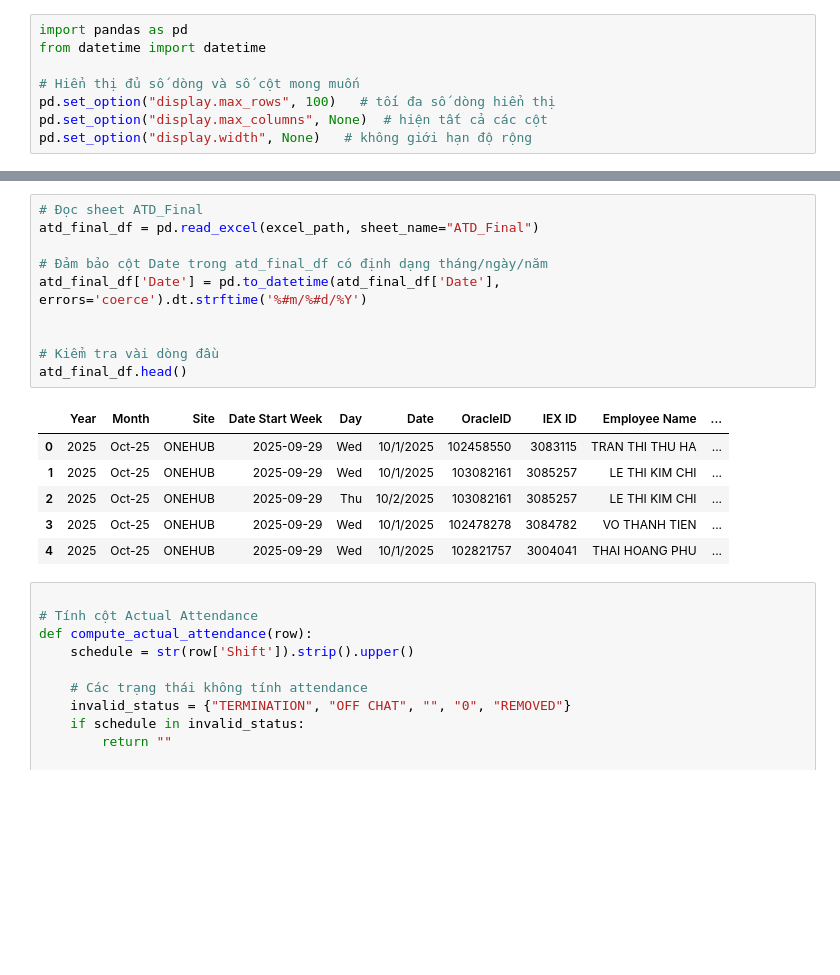
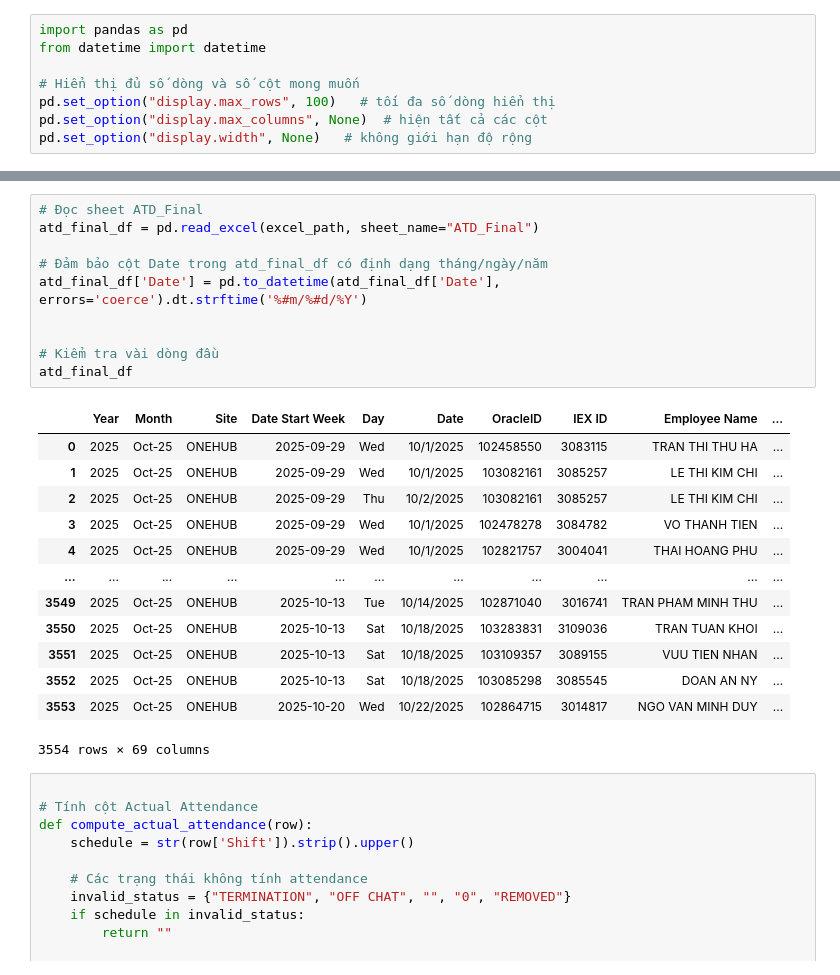
Before and after one commit to hoangvu2002/mismatch-ramco, a Jupyter notebook: mismatch.ipynb, the cells around one changed output, grey strips where cells are left out. Drawn from its saved outputs; the diff is of its cells as text; blank space fills up the shorter version.

```diff
--- a/mismatch.ipynb
+++ b/mismatch.ipynb
@@ -48,20 +48,27 @@ Sau khi chỉnh lại header:
 # %%
 # Đọc sheet ATD_Final
 atd_final_df = pd.read_excel(excel_path, sheet_name="ATD_Final")
 
 # Đảm bảo cột Date trong atd_final_df có định dạng tháng/ngày/năm
 atd_final_df['Date'] = pd.to_datetime(atd_final_df['Date'], errors='coerce').dt.strftime('%#m/%#d/%Y')
 
 
 # Kiểm tra vài dòng đầu
-atd_final_df.head()
+atd_final_df
 # %% [output]
 |  | Year | Month | Site | Date Start Week | Day | Date | OracleID | IEX ID | Employee Name | ... |
 | 0 | 2025 | Oct-25 | ONEHUB | 2025-09-29 | Wed | 10/1/2025 | 102458550 | 3083115 | TRAN THI THU HA | ... |
 | 1 | 2025 | Oct-25 | ONEHUB | 2025-09-29 | Wed | 10/1/2025 | 103082161 | 3085257 | LE THI KIM CHI | ... |
 | 2 | 2025 | Oct-25 | ONEHUB | 2025-09-29 | Thu | 10/2/2025 | 103082161 | 3085257 | LE THI KIM CHI | ... |
 | 3 | 2025 | Oct-25 | ONEHUB | 2025-09-29 | Wed | 10/1/2025 | 102478278 | 3084782 | VO THANH TIEN | ... |
 | 4 | 2025 | Oct-25 | ONEHUB | 2025-09-29 | Wed | 10/1/2025 | 102821757 | 3004041 | THAI HOANG PHU | ... |
+| ... | ... | ... | ... | ... | ... | ... | ... | ... | ... | ... |
+| 3549 | 2025 | Oct-25 | ONEHUB | 2025-10-13 | Tue | 10/14/2025 | 102871040 | 3016741 | TRAN PHAM MINH THU | ... |
+| 3550 | 2025 | Oct-25 | ONEHUB | 2025-10-13 | Sat | 10/18/2025 | 103283831 | 3109036 | TRAN TUAN KHOI | ... |
+| 3551 | 2025 | Oct-25 | ONEHUB | 2025-10-13 | Sat | 10/18/2025 | 103109357 | 3089155 | VUU TIEN NHAN | ... |
+| 3552 | 2025 | Oct-25 | ONEHUB | 2025-10-13 | Sat | 10/18/2025 | 103085298 | 3085545 | DOAN AN NY | ... |
+| 3553 | 2025 | Oct-25 | ONEHUB | 2025-10-20 | Wed | 10/22/2025 | 102864715 | 3014817 | NGO VAN MINH DUY | ... |
+3554 rows × 69 columns
 # %%
 
 # Tính cột Actual Attendance
```
Also changed, not shown: parts of 6 cells of this notebook.
